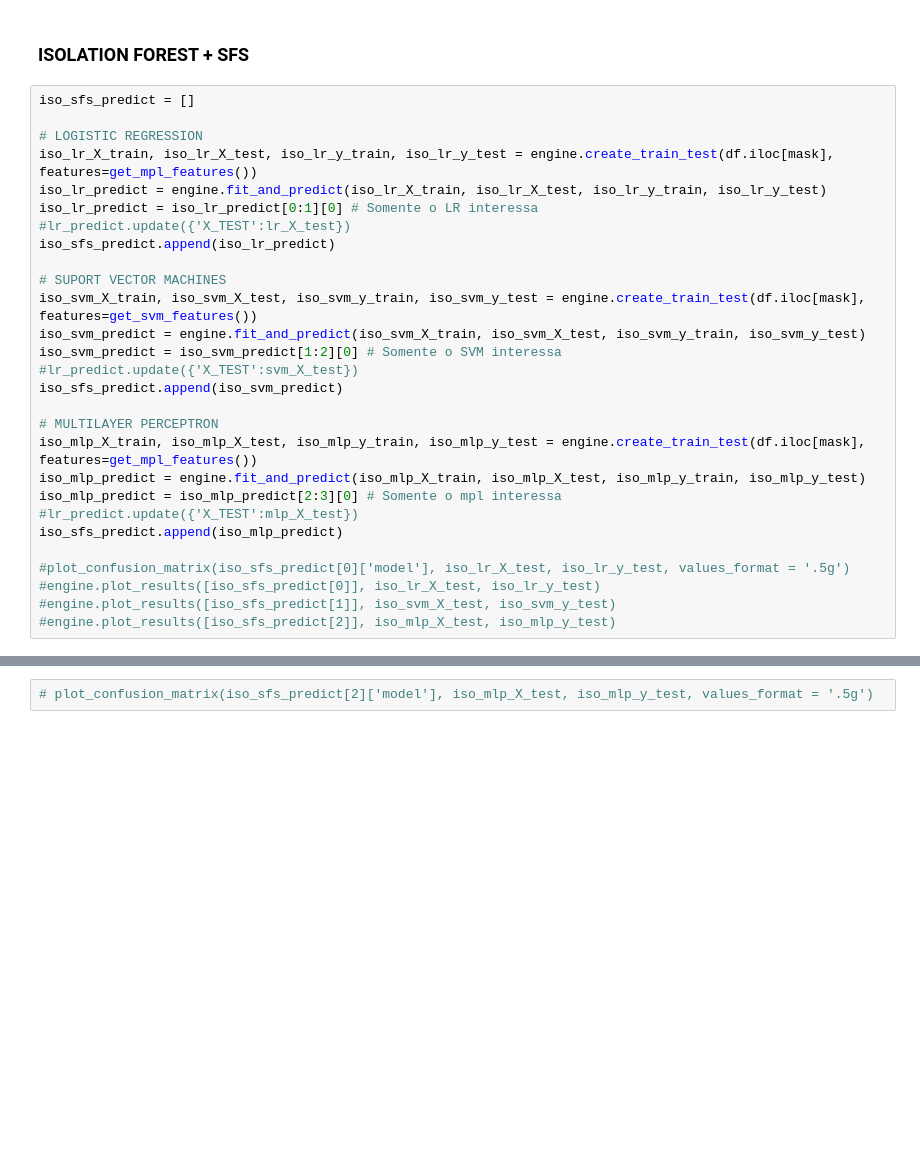
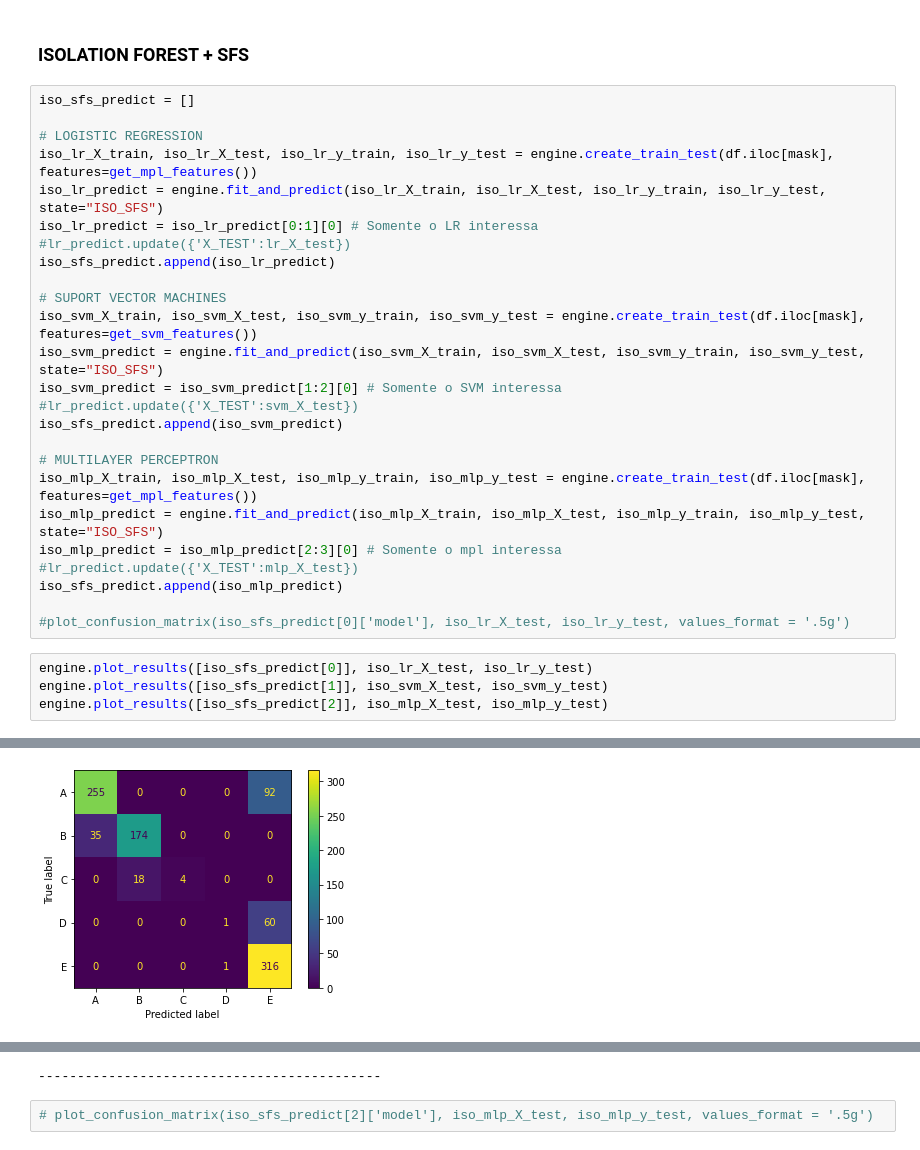
Before and after one commit to pythrick/arquitetura-dados, a Jupyter notebook: jupyter_resultados.ipynb, the cells around one changed output, grey strips where cells are left out. Cells and saved outputs as stored; diff of their text form; blank space fills up the shorter version.

```diff
--- a/jupyter_resultados.ipynb
+++ b/jupyter_resultados.ipynb
@@ -90,26 +265,28 @@ iso_sfs_predict = []
 
 # LOGISTIC REGRESSION
 iso_lr_X_train, iso_lr_X_test, iso_lr_y_train, iso_lr_y_test = engine.create_train_test(df.iloc[mask], features=get_mpl_features())
-iso_lr_predict = engine.fit_and_predict(iso_lr_X_train, iso_lr_X_test, iso_lr_y_train, iso_lr_y_test)
+iso_lr_predict = engine.fit_and_predict(iso_lr_X_train, iso_lr_X_test, iso_lr_y_train, iso_lr_y_test, state="ISO_SFS")
 iso_lr_predict = iso_lr_predict[0:1][0] # Somente o LR interessa
 #lr_predict.update({'X_TEST':lr_X_test})
 iso_sfs_predict.append(iso_lr_predict)
 
 # SUPORT VECTOR MACHINES
 iso_svm_X_train, iso_svm_X_test, iso_svm_y_train, iso_svm_y_test = engine.create_train_test(df.iloc[mask], features=get_svm_features())
-iso_svm_predict = engine.fit_and_predict(iso_svm_X_train, iso_svm_X_test, iso_svm_y_train, iso_svm_y_test)
+iso_svm_predict = engine.fit_and_predict(iso_svm_X_train, iso_svm_X_test, iso_svm_y_train, iso_svm_y_test, state="ISO_SFS")
 iso_svm_predict = iso_svm_predict[1:2][0] # Somente o SVM interessa
 #lr_predict.update({'X_TEST':svm_X_test})
 iso_sfs_predict.append(iso_svm_predict)
 
 # MULTILAYER PERCEPTRON
 iso_mlp_X_train, iso_mlp_X_test, iso_mlp_y_train, iso_mlp_y_test = engine.create_train_test(df.iloc[mask], features=get_mpl_features())
-iso_mlp_predict = engine.fit_and_predict(iso_mlp_X_train, iso_mlp_X_test, iso_mlp_y_train, iso_mlp_y_test)
+iso_mlp_predict = engine.fit_and_predict(iso_mlp_X_train, iso_mlp_X_test, iso_mlp_y_train, iso_mlp_y_test, state="ISO_SFS")
 iso_mlp_predict = iso_mlp_predict[2:3][0] # Somente o mpl interessa
 #lr_predict.update({'X_TEST':mlp_X_test})
 iso_sfs_predict.append(iso_mlp_predict)
 
 #plot_confusion_matrix(iso_sfs_predict[0]['model'], iso_lr_X_test, iso_lr_y_test, values_format = '.5g')
-#engine.plot_results([iso_sfs_predict[0]], iso_lr_X_test, iso_lr_y_test)
-#engine.plot_results([iso_sfs_predict[1]], iso_svm_X_test, iso_svm_y_test)
-#engine.plot_results([iso_sfs_predict[2]], iso_mlp_X_test, iso_mlp_y_test)
+# %%
+engine.plot_results([iso_sfs_predict[0]], iso_lr_X_test, iso_lr_y_test)
+engine.plot_results([iso_sfs_predict[1]], iso_svm_X_test, iso_svm_y_test)
+engine.plot_results([iso_sfs_predict[2]], iso_mlp_X_test, iso_mlp_y_test)
+# %% [output]
@@ -115,0 +310 @@ iso_sfs_predict.append(iso_mlp_predict)
+[figure, added]
@@ -116,3 +347,4 @@ iso_sfs_predict.append(iso_mlp_predict)
+--------------------------------------------
 # %%
 # plot_confusion_matrix(iso_sfs_predict[2]['model'], iso_mlp_X_test, iso_mlp_y_test, values_format = '.5g')
 # %%
```
Also changed, not shown: parts of 12 cells of this notebook, 27 other files.
